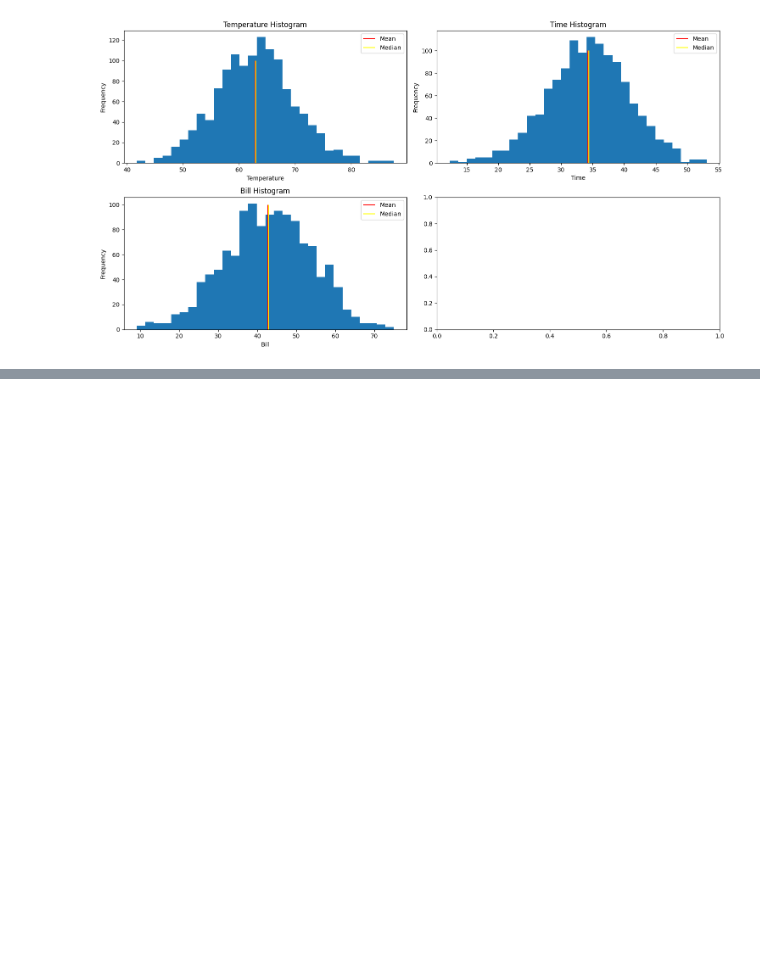
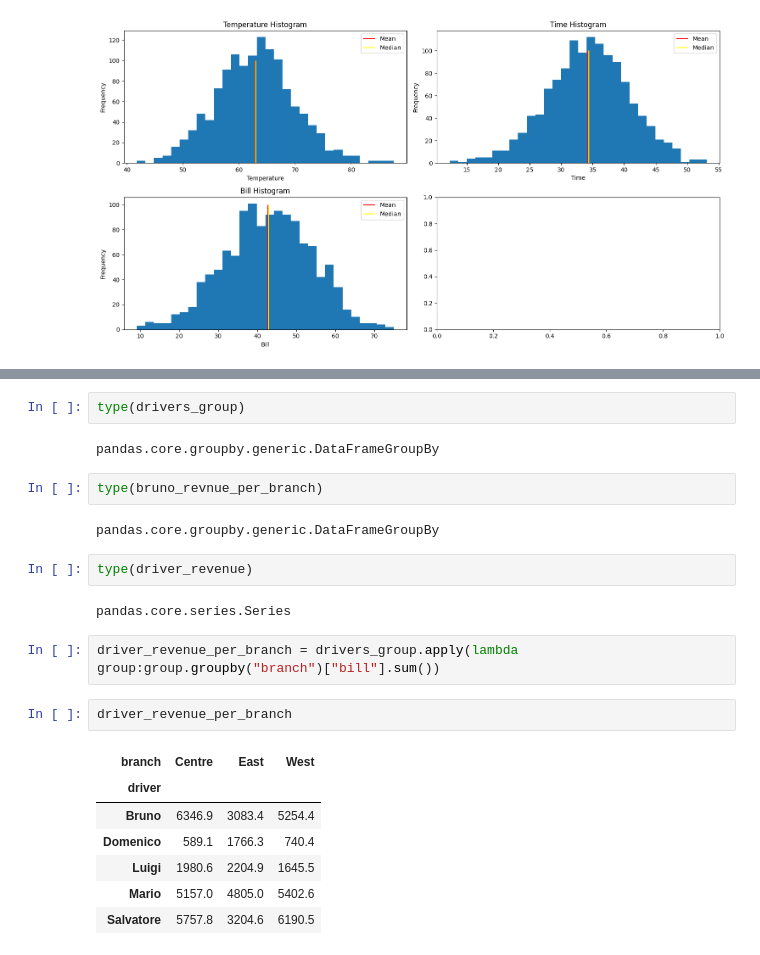
Before and after one commit to abhisunny2610/Data-Science, a Jupyter notebook: Visualization/Pizza Delivery Anly.ipynb, the cells around one changed output, grey strips where cells are left out. Cells and saved outputs as stored; diff of their text form; blank space fills up the shorter version.

```diff
--- a/Visualization/Pizza Delivery Anly.ipynb
+++ b/Visualization/Pizza Delivery Anly.ipynb
@@ -187,0 +236,24 @@ axes3.legend()
+# %%
+type(drivers_group)
+# %% [output]
+pandas.core.groupby.generic.DataFrameGroupBy
+# %%
+type(bruno_revnue_per_branch)
+# %% [output]
+pandas.core.groupby.generic.DataFrameGroupBy
+# %%
+type(driver_revenue)
+# %% [output]
+pandas.core.series.Series
+# %%
+driver_revenue_per_branch = drivers_group.apply(lambda group:group.groupby("branch")["bill"].sum())
+# %%
+driver_revenue_per_branch
+# %% [output]
+| branch | Centre | East | West |
+| driver |  |  |  |
+| Bruno | 6346.9 | 3083.4 | 5254.4 |
+| Domenico | 589.1 | 1766.3 | 740.4 |
+| Luigi | 1980.6 | 2204.9 | 1645.5 |
+| Mario | 5157.0 | 4805.0 | 5402.6 |
+| Salvatore | 5757.8 | 3204.6 | 6190.5 |
```
Also changed, not shown: parts of 11 cells of this notebook, 2 other files.
